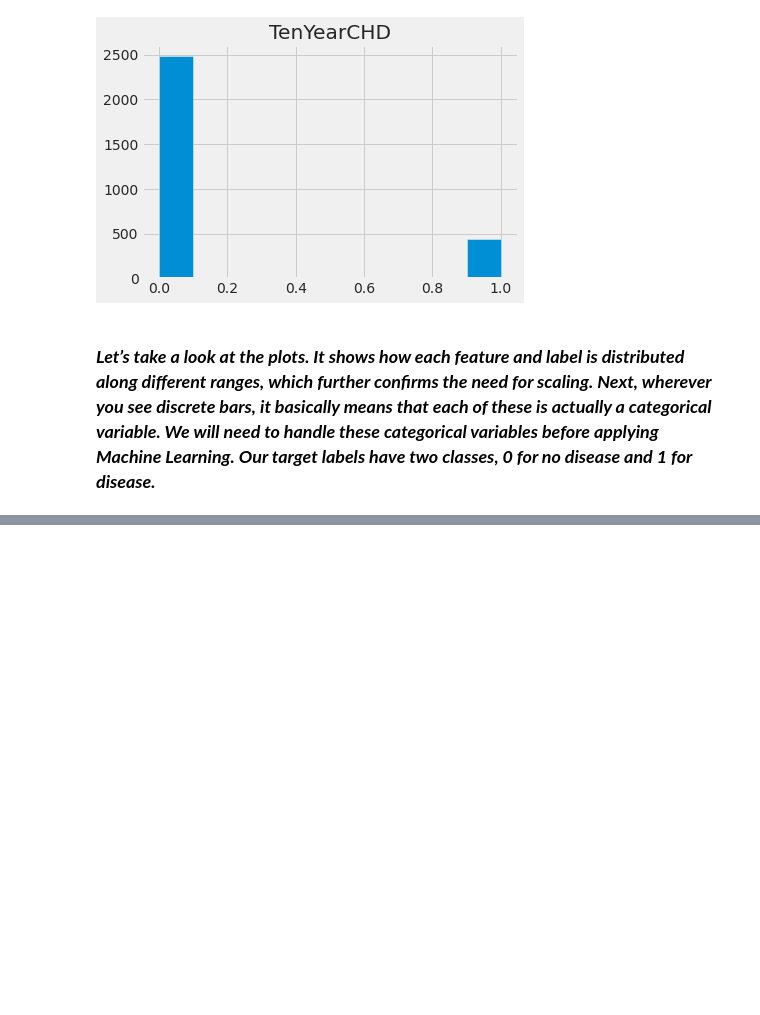
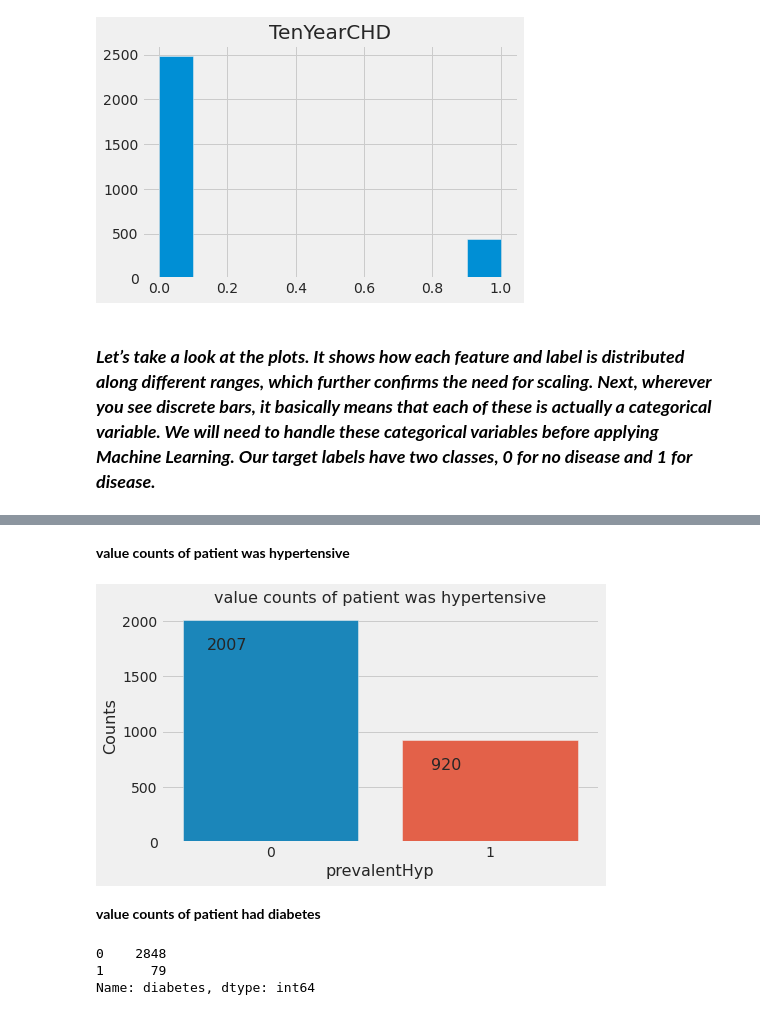
Before and after one commit to VermaSanjayrk/Cardiovascular-Risk-Prediction, a Jupyter notebook: Cardiovascular_Risk_Prediction.ipynb, the cells around one changed output, grey strips where cells are left out. Cells and saved outputs as stored; diff of their text form; code cells hidden in the pictures; blank space fills up the shorter version.

```diff
--- a/Cardiovascular_Risk_Prediction.ipynb
+++ b/Cardiovascular_Risk_Prediction.ipynb
@@ -326,0 +338,24 @@ array([[<matplotlib.axes._subplots.AxesSubplot object at 0x...>]],
+# %% [markdown]
+**value counts of patient was hypertensive**
+# %%
+# value counts of patient was hypertensive
+plt.figure(figsize=(7,4))
+ch = sns.countplot(df['prevalentHyp'])
+plt.xlabel('prevalentHyp', size=16)
+plt.ylabel('Counts', size=16)
+plt.title('value counts of patient was hypertensive', size=16)
+for p in ch.patches:
+    ch.annotate(f'\n{p.get_height()}', (p.get_x()+0.2, p.get_height()), ha='center', va='top', size=16)
+plt.show()
+# %% [output]
+[figure, added]
+# %% [markdown]
+**value counts of patient had diabetes**
+# %%
+#value counts of patient had diabetes
+diabetes = df['diabetes'].value_counts()
+diabetes
+# %% [output]
+0    2848
+1      79
+Name: diabetes, dtype: int64
```
Also changed, not shown: parts of 5 cells of this notebook.
